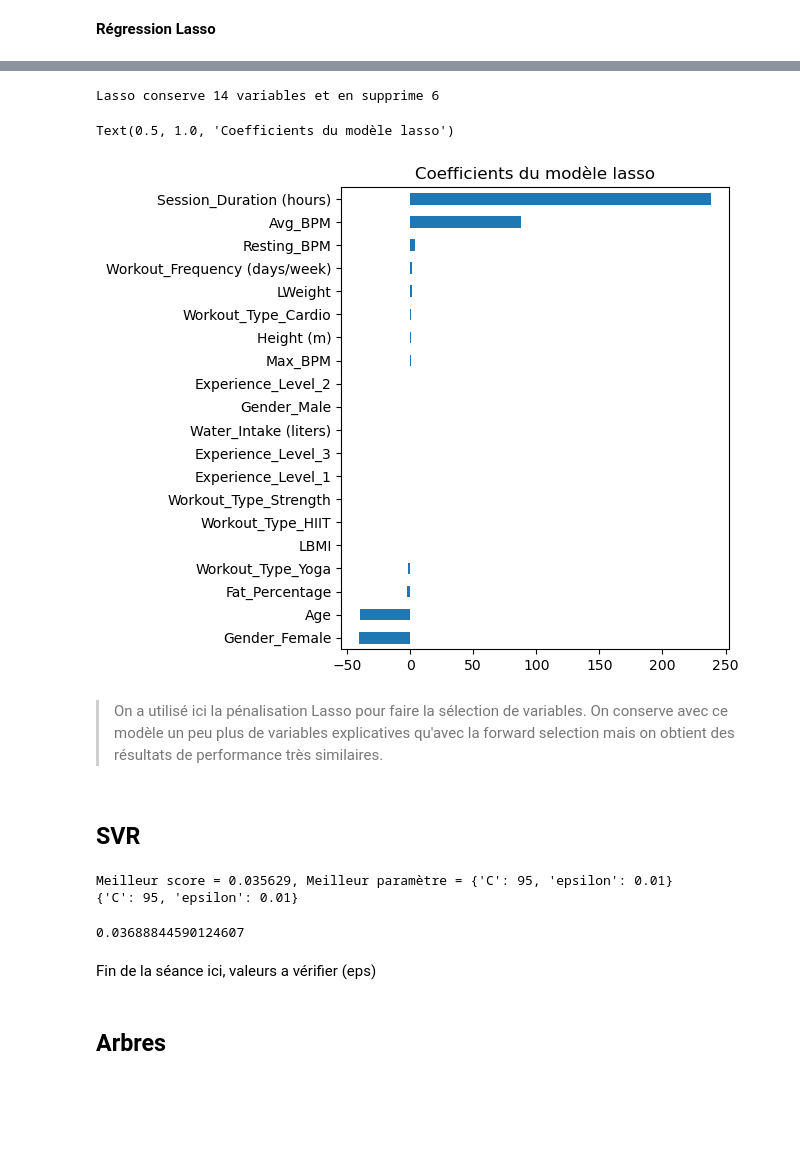
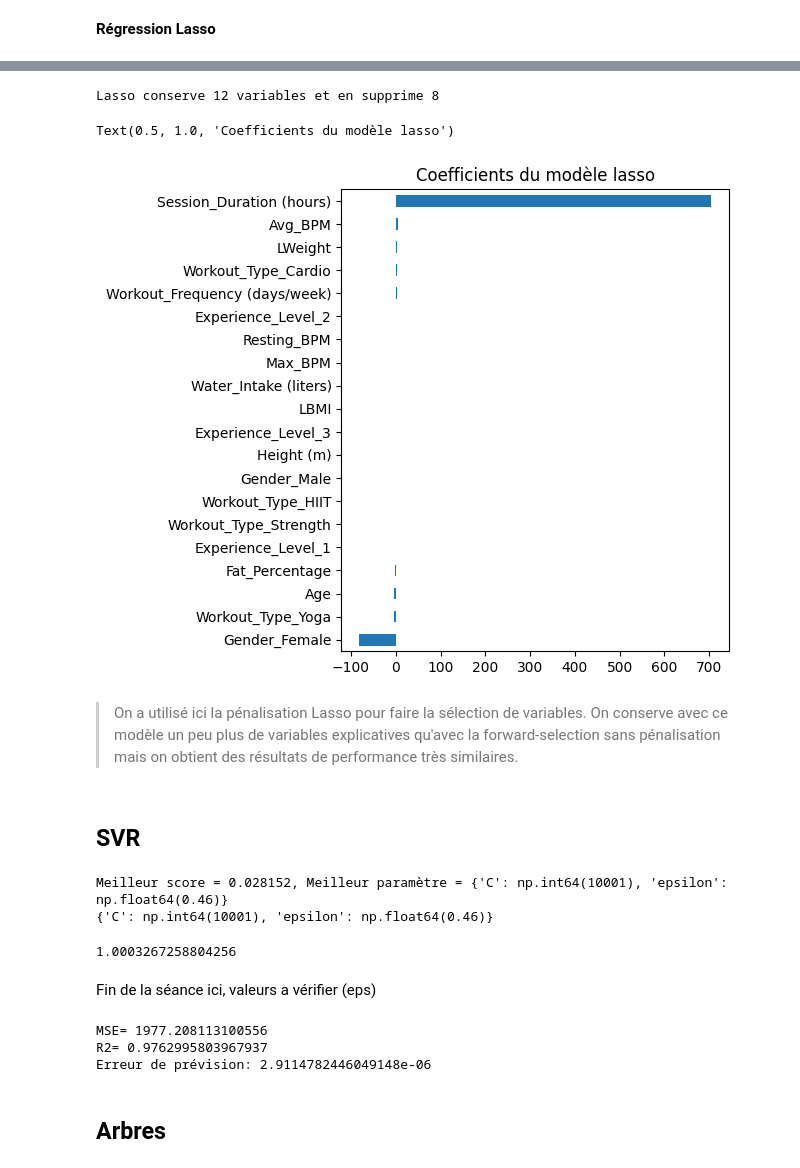
Before and after one commit to P-Point-all/ML_Gym_exercise, a Jupyter notebook: ML_Gym_Python.ipynb, the cells around one changed output, grey strips where cells are left out. Saved outputs shown, nothing was run; the diff lists cells and outputs as text; code cells hidden in the pictures; blank space fills up the shorter version.

```diff
--- a/ML_Gym_Python.ipynb
+++ b/ML_Gym_Python.ipynb
@@ -143,9 +148,9 @@ def compute_aic(n, mse, k):
     return n * math.log(mse) + 2 * k
 
 sfs_lin = SequentialFeatureSelector(LinearRegression(), direction="forward", cv=5)
-sfs_lin.fit(Xr_train, Y_train)
-X_forward_train=sfs_lin.transform(Xr_train)
-X_forward_test=sfs_lin.transform(Xr_test)
+sfs_lin.fit(X_train, Y_train)
+X_forward_train=sfs_lin.transform(X_train)
+X_forward_test=sfs_lin.transform(X_test)
 selected_features = X.columns[sfs_lin.get_support()]
 print("Variables sélectionnées :", selected_features)
 reglin_forward=LinearRegression().fit(X_forward_train,Y_train)
@@ -183,7 +188,7 @@ from sklearn.model_selection import GridSearchCV
 model=Lasso()
 param=[{"alpha":[0.05]+[0.1*i for i in range(1,9)]+[1,2]}]
 regLasso = GridSearchCV(Lasso(), param,cv=5,n_jobs=-1)
-regLassOpt=regLasso.fit(Xr_train, Y_train)
+regLassOpt=regLasso.fit(X_train, Y_train)
 regLassOpt.best_params_["alpha"]
 print("Meilleur R2 = %f, Meilleur paramètre = %s" % (regLassOpt.best_score_,regLassOpt.best_params_))
 # %% [output]
@@ -220,23 +227,23 @@ plt.show()
 # %%
 regLasso=Lasso(alpha=regLassOpt.best_params_['alpha'])
-model_lasso=regLasso.fit(Xr_train,Y_train)
+model_lasso=regLasso.fit(X_train,Y_train)
 coef = pd.Series(model_lasso.coef_, index = X_train.columns)
 print("Lasso conserve " + str(sum(coef != 0)) + " variables et en supprime " +  str(sum(coef == 0)))
 imp_coef = coef.sort_values()
 plt.rcParams['figure.figsize'] = (5.0, 6.0)
 imp_coef.plot(kind = "barh")
 plt.title(u"Coefficients du modèle lasso")
 # %% [output]
-Lasso conserve 14 variables et en supprime 6
+Lasso conserve 12 variables et en supprime 8
 Text(0.5, 1.0, 'Coefficients du modèle lasso')
-[figure, old version]
+[figure, new version]
 # %% [markdown]
-> On a utilisé ici la pénalisation Lasso pour faire la sélection de variables. On conserve avec ce modèle un peu plus de variables explicatives qu'avec la forward selection mais on obtient des résultats de performance très similaires.
+> On a utilisé ici la pénalisation Lasso pour faire la sélection de variables. On conserve avec ce modèle un peu plus de variables explicatives qu'avec la forward-selection sans pénalisation mais on obtient des résultats de performance très similaires.
 # %% [markdown]
 ## SVR
 # %%
 from sklearn.svm import SVR
-param={"C":np.arange(5,100,5), "epsilon":np.arange(0.01,0.5,0.05)}
+param={"C":np.arange(1,100000,10000), "epsilon":np.arange(0.01,0.5,0.05)}
 svm = GridSearchCV(SVR(),param,cv=10,n_jobs=-1)
 svmOpt=svm.fit(Xr_train, Y_train)
 # paramètre optimal
@@ -244,16 +251,28 @@ print("Meilleur score = %f, Meilleur paramètre = %s" % (1. - svmOpt.best_score_
 
 print(svmOpt.best_params_)
 # %% [output]
-Meilleur score = 0.035629, Meilleur paramètre = {'C': 95, 'epsilon': 0.01}
-{'C': 95, 'epsilon': 0.01}
+Meilleur score = 0.028152, Meilleur paramètre = {'C': np.int64(10001), 'epsilon': np.float64(0.46)}
+{'C': np.int64(10001), 'epsilon': np.float64(0.46)}
 # %%
 # erreur de prévision sur le test
-PrevError_SVR = 1-svmOpt.score(Xr_test,Y_test)
+PrevError_SVR = 1-svmOpt.score(X_test,Y_test)
 PrevError_SVR
 # %% [output]
-0.03688844590124607
+1.0003267258804256
 # %% [markdown]
 Fin de la séance ici, valeurs a vérifier (eps)
+# %%
+pred_SVR = svmOpt.predict(Xr_test)
+MSE_SVR = mean_squared_error(pred_SVR,Y_test)
+R2_SVR = r2_score(Y_test,pred_SVR)
+PrevError_SVR = 1 - svmOpt.score(Xr_train, Y_train)
+print("MSE=",MSE_SVR)
+print("R2=",R2_SVR)
+print(f"Erreur de prévision: {PrevError_SVR}")
+# %% [output]
+MSE= 1977.208113100556
+R2= 0.9762995803967937
+Erreur de prévision: 2.9114782446049148e-06
 # %% [markdown]
 ## Arbres
 # %%
```
Also changed, not shown: parts of 28 cells of this notebook.
